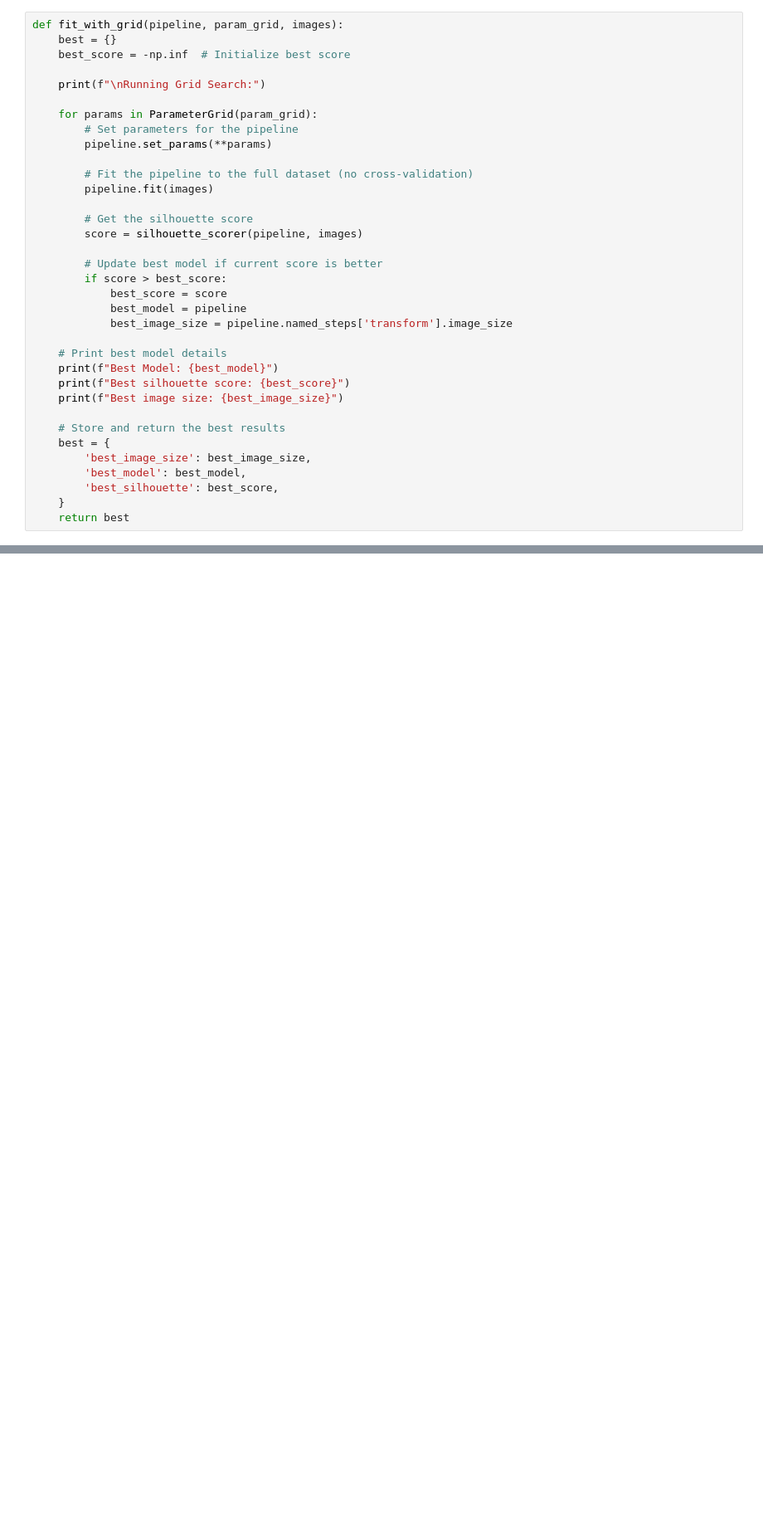
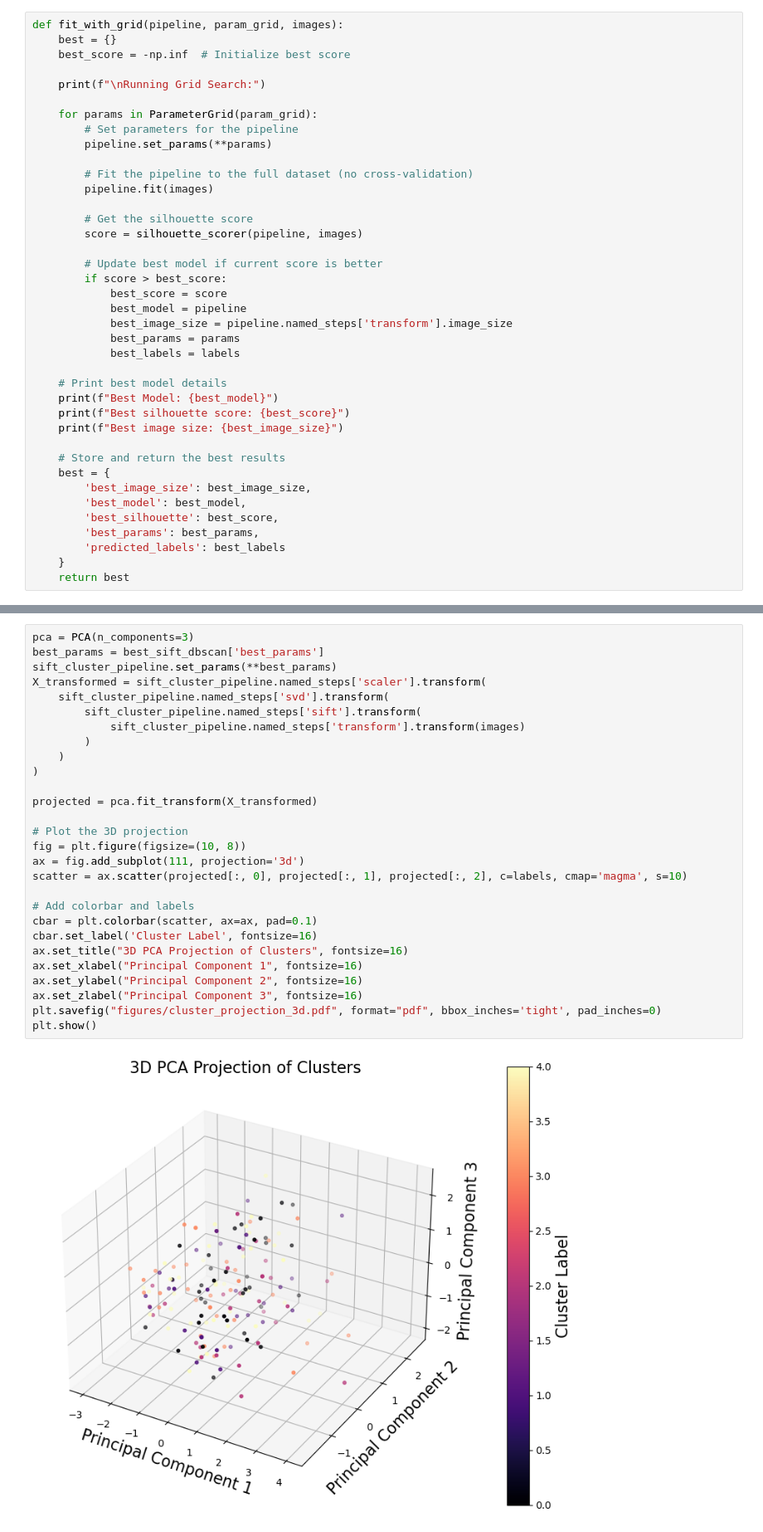
Before and after one commit to xenia-d/Pattern-Recognition-Gr7, a Jupyter notebook: Assignment-2/image_clustering.ipynb, the cells around one changed output, grey strips where cells are left out. Shown: that part at 83% size. Saved outputs shown, nothing was run; the diff lists cells and outputs as text; blank space fills up the shorter version.

```diff
--- a/Assignment-2/image_clustering.ipynb
+++ b/Assignment-2/image_clustering.ipynb
@@ -265,6 +266,8 @@ def fit_with_grid(pipeline, param_grid, images):
             best_score = score
             best_model = pipeline
             best_image_size = pipeline.named_steps['transform'].image_size
+            best_params = params
+            best_labels = labels
 
     # Print best model details
     print(f"Best Model: {best_model}")
@@ -276,6 +279,8 @@ def fit_with_grid(pipeline, param_grid, images):
         'best_image_size': best_image_size,
         'best_model': best_model,
         'best_silhouette': best_score,
+        'best_params': best_params,
+        'predicted_labels': best_labels
     }
     return best
 # %%
@@ -372,0 +310,30 @@ plt.show()
+# %%
+pca = PCA(n_components=3)
+best_params = best_sift_dbscan['best_params']
+sift_cluster_pipeline.set_params(**best_params)
+X_transformed = sift_cluster_pipeline.named_steps['scaler'].transform(
+    sift_cluster_pipeline.named_steps['svd'].transform(
+        sift_cluster_pipeline.named_steps['sift'].transform(
+            sift_cluster_pipeline.named_steps['transform'].transform(images)
+        )
+    )
+)
+
+projected = pca.fit_transform(X_transformed)
+
+# Plot the 3D projection
+fig = plt.figure(figsize=(10, 8))
+ax = fig.add_subplot(111, projection='3d')
+scatter = ax.scatter(projected[:, 0], projected[:, 1], projected[:, 2], c=labels, cmap='magma', s=10)
+
+# Add colorbar and labels
+cbar = plt.colorbar(scatter, ax=ax, pad=0.1)
+cbar.set_label('Cluster Label', fontsize=16)
+ax.set_title("3D PCA Projection of Clusters", fontsize=16)
+ax.set_xlabel("Principal Component 1", fontsize=16)
+ax.set_ylabel("Principal Component 2", fontsize=16)
+ax.set_zlabel("Principal Component 3", fontsize=16)
+plt.savefig("figures/cluster_projection_3d.pdf", format="pdf", bbox_inches='tight', pad_inches=0)
+plt.show()
+# %% [output]
+[figure, added]
```
Also changed, not shown: parts of 8 cells of this notebook, 24 other files.
